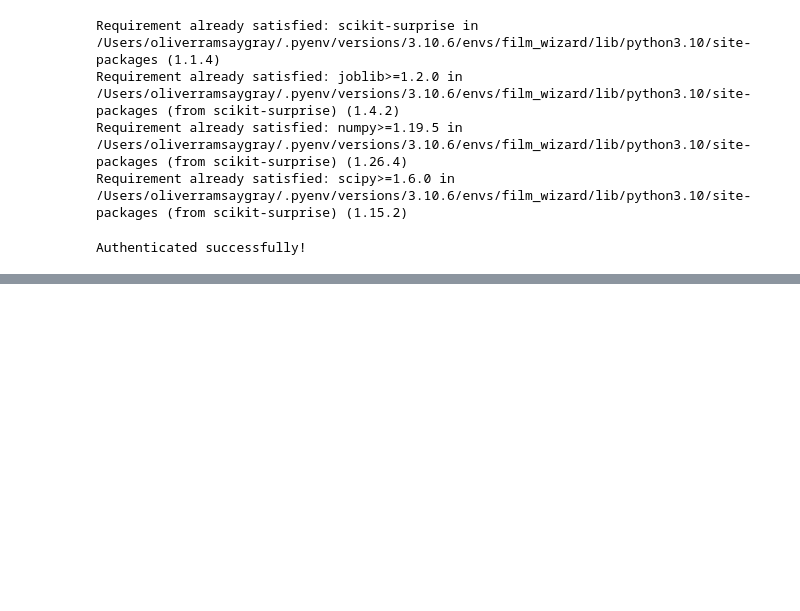
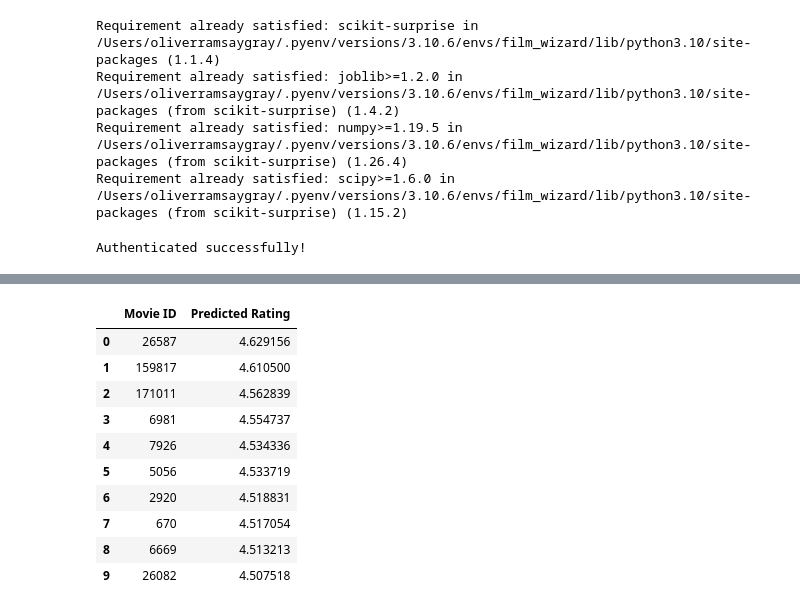
Before and after one commit to oliverramsaygray/film_wizard, a Jupyter notebook: notebooks/SVD_GridSearch_FW_model.ipynb, the cells around one changed output, grey strips where cells are left out. Saved outputs shown, nothing was run; the diff lists cells and outputs as text; code cells hidden in the pictures; blank space fills up the shorter version.

```diff
--- a/notebooks/SVD_GridSearch_FW_model.ipynb
+++ b/notebooks/SVD_GridSearch_FW_model.ipynb
@@ -185,22 +217,34 @@ display(test_movies_with_ids)
 # %%
 # Get all movie IDs in the dataset (this could be all movies in the system or a smaller list)
 all_movie_ids = ratings_df['movieId'].unique()
 
-# Find unrated movies for user 1 (exclude movies that user 1 has already rated)
-unrated_movie_ids = [i for i in all_movie_ids if i not in test_movies_with_ids['movieId'].values]
+# Find unwatched movies for user 1 (exclude movies that user 1 has already rated)
+unwatched_movie_ids = [i for i in all_movie_ids if i not in test_movies_with_ids['movieId'].values]
 
-# Make predictions for the unrated movies
-predictions = [best_algo.predict(1, movie_id) for movie_id in unrated_movie_ids]
+# Make predictions for the unwatched movies
+predictions = [best_algo.predict(100, movie_id) for movie_id in unwatched_movie_ids]
 
 # Sort the predictions by predicted rating (descending order)
 predictions.sort(key=lambda x: x.est, reverse=True)
 
-# Extract top 5 recommended movies with their predicted ratings
+# Extract top X recommended movies with their predicted ratings
 recommended_movies = [(pred.iid, pred.est) for pred in predictions[:10]]
 
 # Convert to DataFrame
 recommended_df = pd.DataFrame(recommended_movies, columns=["Movie ID", "Predicted Rating"])
 display(recommended_df)
+# %% [output]
+|  | Movie ID | Predicted Rating |
+| 0 | 26587 | 4.629156 |
+| 1 | 159817 | 4.610500 |
+| 2 | 171011 | 4.562839 |
+| 3 | 6981 | 4.554737 |
+| 4 | 7926 | 4.534336 |
+| 5 | 5056 | 4.533719 |
+| 6 | 2920 | 4.518831 |
+| 7 | 670 | 4.517054 |
+| 8 | 6669 | 4.513213 |
+| 9 | 26082 | 4.507518 |
 # %%
 display(recommended_df.info())
 display(grouplens_movies_df.info())
```
Also changed, not shown: parts of 12 cells of this notebook, 3 other files.
